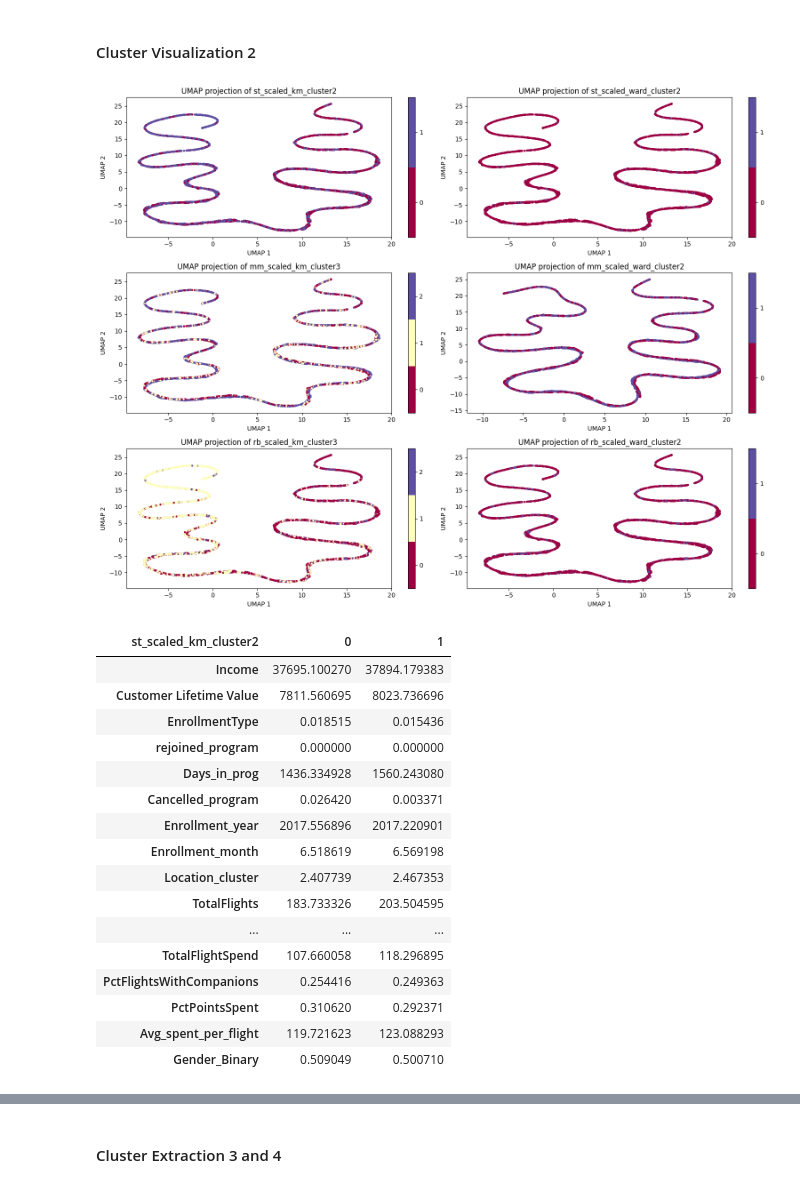
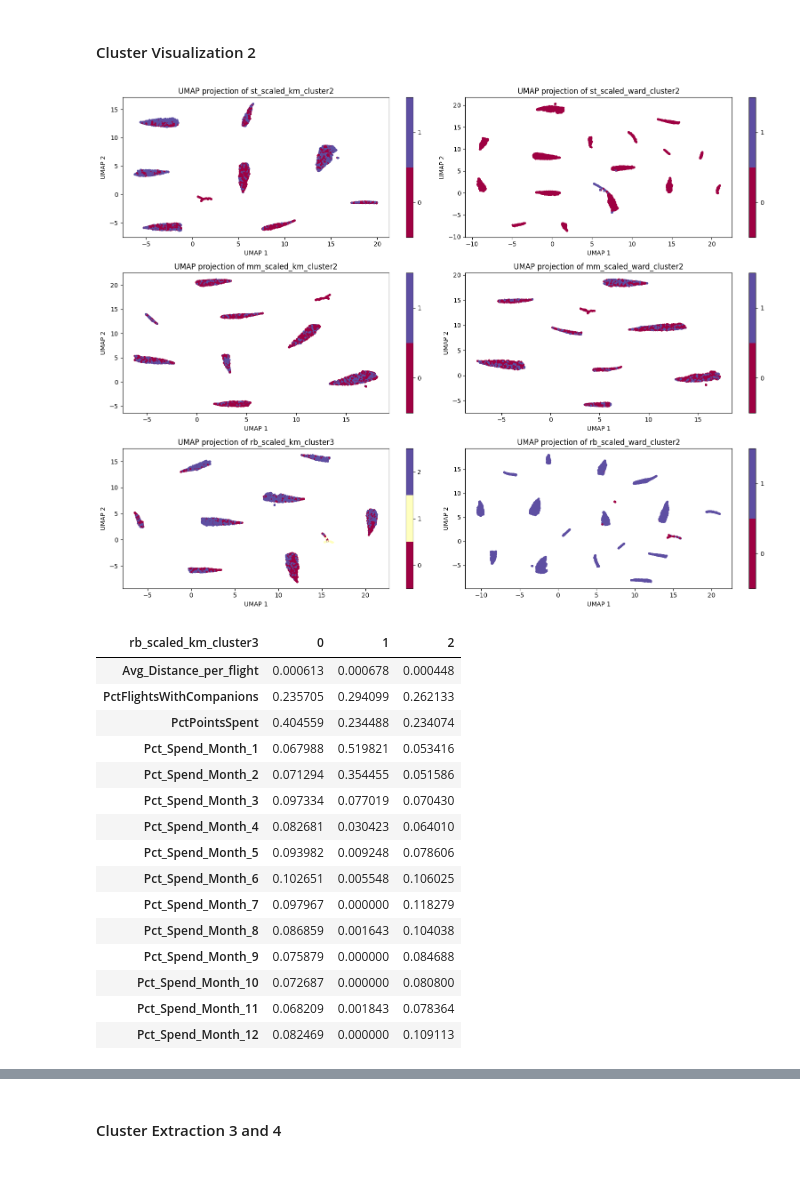
Before and after one commit to andrerangelferreira/DataMiningProject_AIAI_Group51, a Jupyter notebook: notebooks/Miguel__Group51_BehaviourClustering_Code.ipynb, the cells around one changed output, grey strips where cells are left out. Cells and saved outputs as stored; diff of their text form; code cells hidden in the pictures.

```diff
--- a/notebooks/Miguel__Group51_BehaviourClustering_Code.ipynb
+++ b/notebooks/Miguel__Group51_BehaviourClustering_Code.ipynb
@@ -350,7 +319,7 @@ plot_inertia_and_silhouette(behavioral_data_1_mm_scl)
 # %%
-kmeans_mm_scl = KMeans(n_clusters=3, random_state=42).fit(behavioral_data_1_mm_scl)
-data_filtered11['mm_scaled_km_cluster3'] = kmeans_mm_scl.predict(behavioral_data_1_mm_scl)
-behavioral_data_1['mm_scaled_km_cluster3'] = kmeans_mm_scl.predict(behavioral_data_1_mm_scl)
+kmeans_mm_scl = KMeans(n_clusters=2, random_state=42).fit(behavioral_data_1_mm_scl)
+data_filtered11['mm_scaled_km_cluster2'] = kmeans_mm_scl.predict(behavioral_data_1_mm_scl)
+behavioral_data_1['mm_scaled_km_cluster2'] = kmeans_mm_scl.predict(behavioral_data_1_mm_scl)
 # %%
 plot_dendrogram(behavioral_data_1_mm_scl, 'ward')
 # %% [output]
@@ -432,7 +399,7 @@ len(new_9_to_12_travelers)
 exclude_clusters = [1]
 
 # Filter the original dataset to exclude rows with specified cluster labels
-data_filter2 = data_filtered11[~data_filtered11['mm_scaled_ward_cluster2'].isin(exclude_clusters)]
+data_filter2 = data_filtered11[~data_filtered11['st_scaled_ward_cluster2'].isin(exclude_clusters)]
 # %%
 data_filter2
 # %% [output]
@@ -512,7 +479,7 @@ plot_inertia_and_silhouette(behavioral_data_2_mm_scl)
 # %%
-kmeans_mm_scl = KMeans(n_clusters=3, random_state=42).fit(behavioral_data_2_mm_scl)
-data_filtered2['mm_scaled_km_cluster3'] = kmeans_mm_scl.predict(behavioral_data_2_mm_scl)
-behavioral_data_2['mm_scaled_km_cluster3'] = kmeans_mm_scl.predict(behavioral_data_2_mm_scl)
+kmeans_mm_scl = KMeans(n_clusters=2, random_state=42).fit(behavioral_data_2_mm_scl)
+data_filtered2['mm_scaled_km_cluster2'] = kmeans_mm_scl.predict(behavioral_data_2_mm_scl)
+behavioral_data_2['mm_scaled_km_cluster2'] = kmeans_mm_scl.predict(behavioral_data_2_mm_scl)
 # %%
 plot_dendrogram(behavioral_data_2_mm_scl, 'ward')
 # %% [output]
@@ -551,33 +518,32 @@ behavioral_data_2['rb_scaled_ward_cluster2'] = AgglomerativeClustering(
 #### Cluster Visualization 2
 # %%
 cluster_filter1 = ["st_scaled_km_cluster2", "st_scaled_ward_cluster2",
-                   'mm_scaled_km_cluster3', "mm_scaled_ward_cluster2",
+                   'mm_scaled_km_cluster2', "mm_scaled_ward_cluster2",
                    "rb_scaled_km_cluster3", "rb_scaled_ward_cluster2"
                    ]
 # %%
-plot_umap_projections(behavioral_data_2, cluster_filter1)
+plot_umap_projections(behavioral_data_2, cluster_filter1, n_neighbors= 30, min_dist= 0.1)
 # %% [output]
-[figure, old version]
+[figure, new version]
 # %%
-groupby_mean(data_filtered2, 'st_scaled_km_cluster2', n_features= 44)
+groupby_mean(behavioral_data_2, 'rb_scaled_km_cluster3', n_features= 14)
 # %% [output]
-| st_scaled_km_cluster2 | 0 | 1 |
-| Income | 37695.100270 | 37894.179383 |
-| Customer Lifetime Value | 7811.560695 | 8023.736696 |
-| EnrollmentType | 0.018515 | 0.015436 |
-| rejoined_program | 0.000000 | 0.000000 |
-| Days_in_prog | 1436.334928 | 1560.243080 |
-| Cancelled_program | 0.026420 | 0.003371 |
-| Enrollment_year | 2017.556896 | 2017.220901 |
-| Enrollment_month | 6.518619 | 6.569198 |
-| Location_cluster | 2.407739 | 2.467353 |
-| TotalFlights | 183.733326 | 203.504595 |
-| ... | ... | ... |
-| TotalFlightSpend | 107.660058 | 118.296895 |
-| PctFlightsWithCompanions | 0.254416 | 0.249363 |
-| PctPointsSpent | 0.310620 | 0.292371 |
-| Avg_spent_per_flight | 119.721623 | 123.088293 |
-| Gender_Binary | 0.509049 | 0.500710 |
+| rb_scaled_km_cluster3 | 0 | 1 | 2 |
+| Avg_Distance_per_flight | 0.000613 | 0.000678 | 0.000448 |
+| PctFlightsWithCompanions | 0.235705 | 0.294099 | 0.262133 |
+| PctPointsSpent | 0.404559 | 0.234488 | 0.234074 |
+| Pct_Spend_Month_1 | 0.067988 | 0.519821 | 0.053416 |
+| Pct_Spend_Month_2 | 0.071294 | 0.354455 | 0.051586 |
+| Pct_Spend_Month_3 | 0.097334 | 0.077019 | 0.070430 |
+| Pct_Spend_Month_4 | 0.082681 | 0.030423 | 0.064010 |
+| Pct_Spend_Month_5 | 0.093982 | 0.009248 | 0.078606 |
+| Pct_Spend_Month_6 | 0.102651 | 0.005548 | 0.106025 |
+| Pct_Spend_Month_7 | 0.097967 | 0.000000 | 0.118279 |
+| Pct_Spend_Month_8 | 0.086859 | 0.001643 | 0.104038 |
+| Pct_Spend_Month_9 | 0.075879 | 0.000000 | 0.084688 |
+| Pct_Spend_Month_10 | 0.072687 | 0.000000 | 0.080800 |
+| Pct_Spend_Month_11 | 0.068209 | 0.001843 | 0.078364 |
+| Pct_Spend_Month_12 | 0.082469 | 0.000000 | 0.109113 |
 # %% [markdown]
 Cluster 0 - Active Redeemers with Off-Season Travel
 
```
Also changed, not shown: parts of 60 cells of this notebook, 4 other files.
